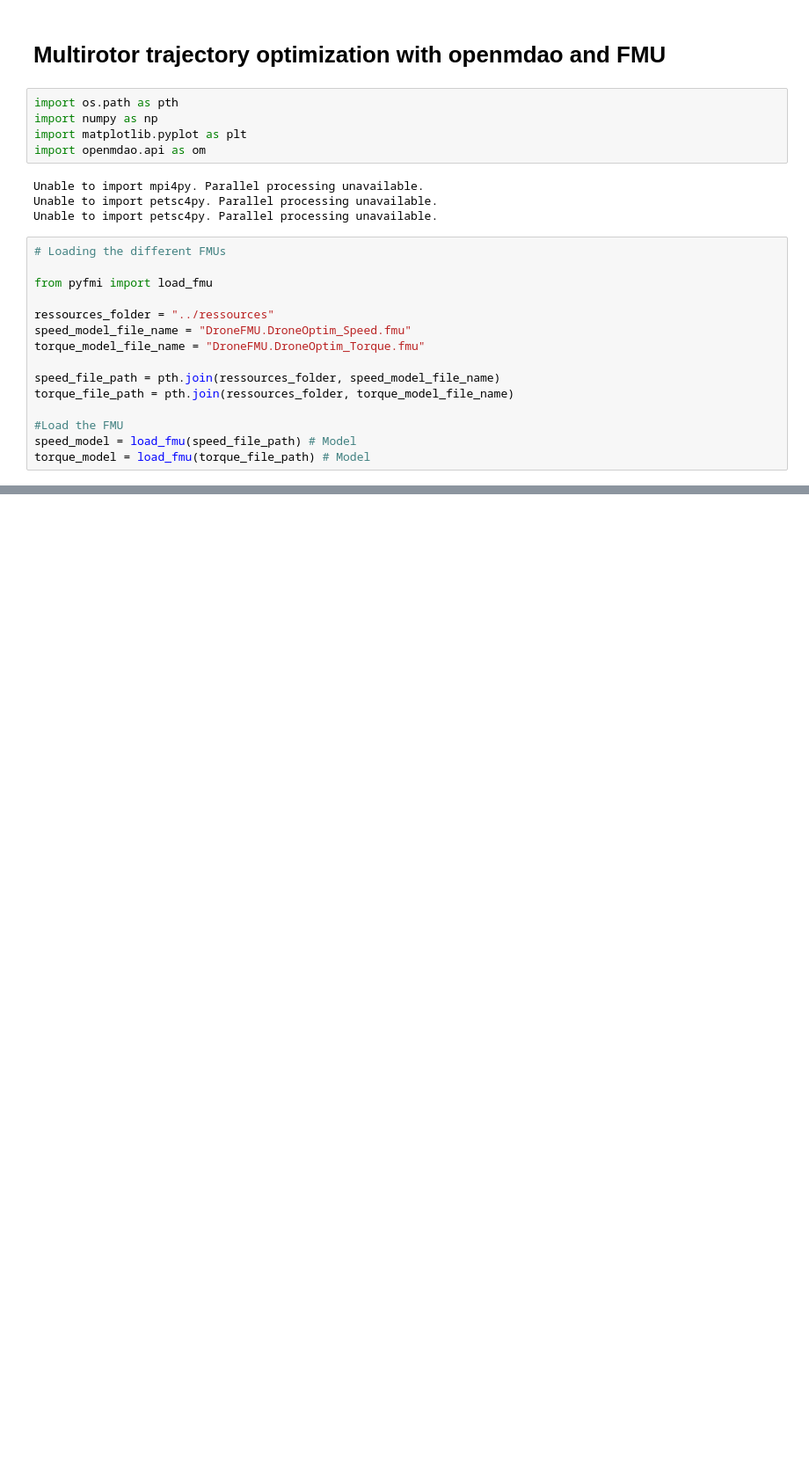
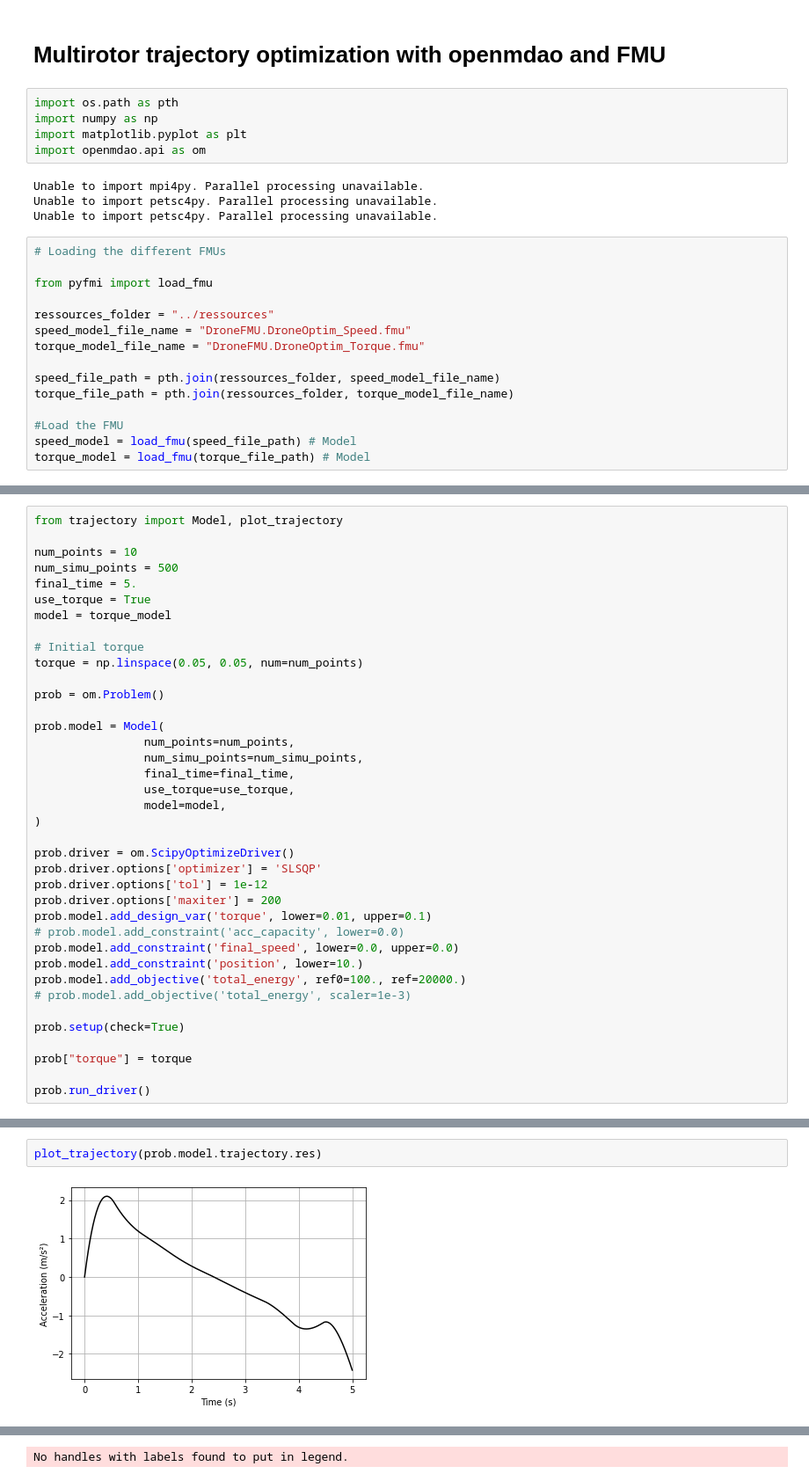
Before and after one commit to SizingLab/multirotor_trajectory_optimization, a Jupyter notebook: openmdao/trajectory_optimization_OM+FMU.ipynb, the cells around one changed output, grey strips where cells are left out. Shown: that part at 88% size. Cells and saved outputs as stored; diff of their text form; blank space fills up the shorter version.

```diff
--- a/openmdao/trajectory_optimization_OM+FMU.ipynb
+++ b/openmdao/trajectory_optimization_OM+FMU.ipynb
@@ -85,0 +78,38 @@ array([ 0.00000000e+00, -1.39962586e-18, -6.28445867e-18, -1.46544984e-17,
+# %%
+from trajectory import Model, plot_trajectory
+
+num_points = 10
+num_simu_points = 500
+final_time = 5.
+use_torque = True
+model = torque_model
+
+# Initial torque
+torque = np.linspace(0.05, 0.05, num=num_points)
+
+prob = om.Problem()
+
+prob.model = Model(
+                num_points=num_points,
+                num_simu_points=num_simu_points,
+                final_time=final_time,
+                use_torque=use_torque,
+                model=model,
+)
+
+prob.driver = om.ScipyOptimizeDriver()
+prob.driver.options['optimizer'] = 'SLSQP'
+prob.driver.options['tol'] = 1e-12
+prob.driver.options['maxiter'] = 200
+prob.model.add_design_var('torque', lower=0.01, upper=0.1)
+# prob.model.add_constraint('acc_capacity', lower=0.0)
+prob.model.add_constraint('final_speed', lower=0.0, upper=0.0)
+prob.model.add_constraint('position', lower=10.)
+prob.model.add_objective('total_energy', ref0=100., ref=20000.)
+# prob.model.add_objective('total_energy', scaler=1e-3)
+
+prob.setup(check=True)
+
+prob["torque"] = torque
+
+prob.run_driver()
@@ -85,0 +135,4 @@ array([ 0.00000000e+00, -1.39962586e-18, -6.28445867e-18, -1.46544984e-17,
+# %%
+plot_trajectory(prob.model.trajectory.res)
+# %% [output]
+[figure, added]
@@ -85,0 +143 @@ array([ 0.00000000e+00, -1.39962586e-18, -6.28445867e-18, -1.46544984e-17,
+No handles with labels found to put in legend.
```
Also changed, not shown: parts of 7 cells of this notebook, 1 other file.
